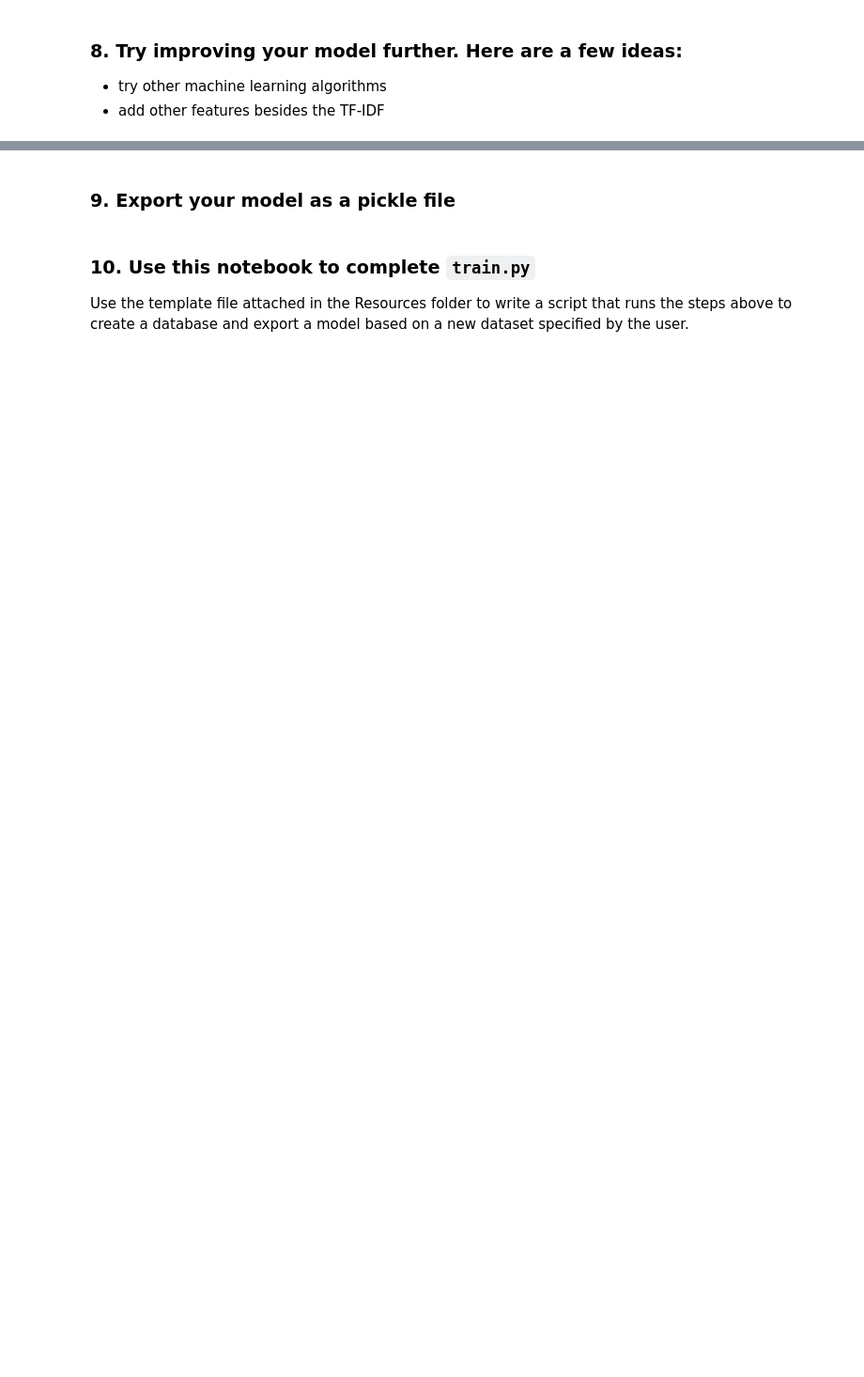
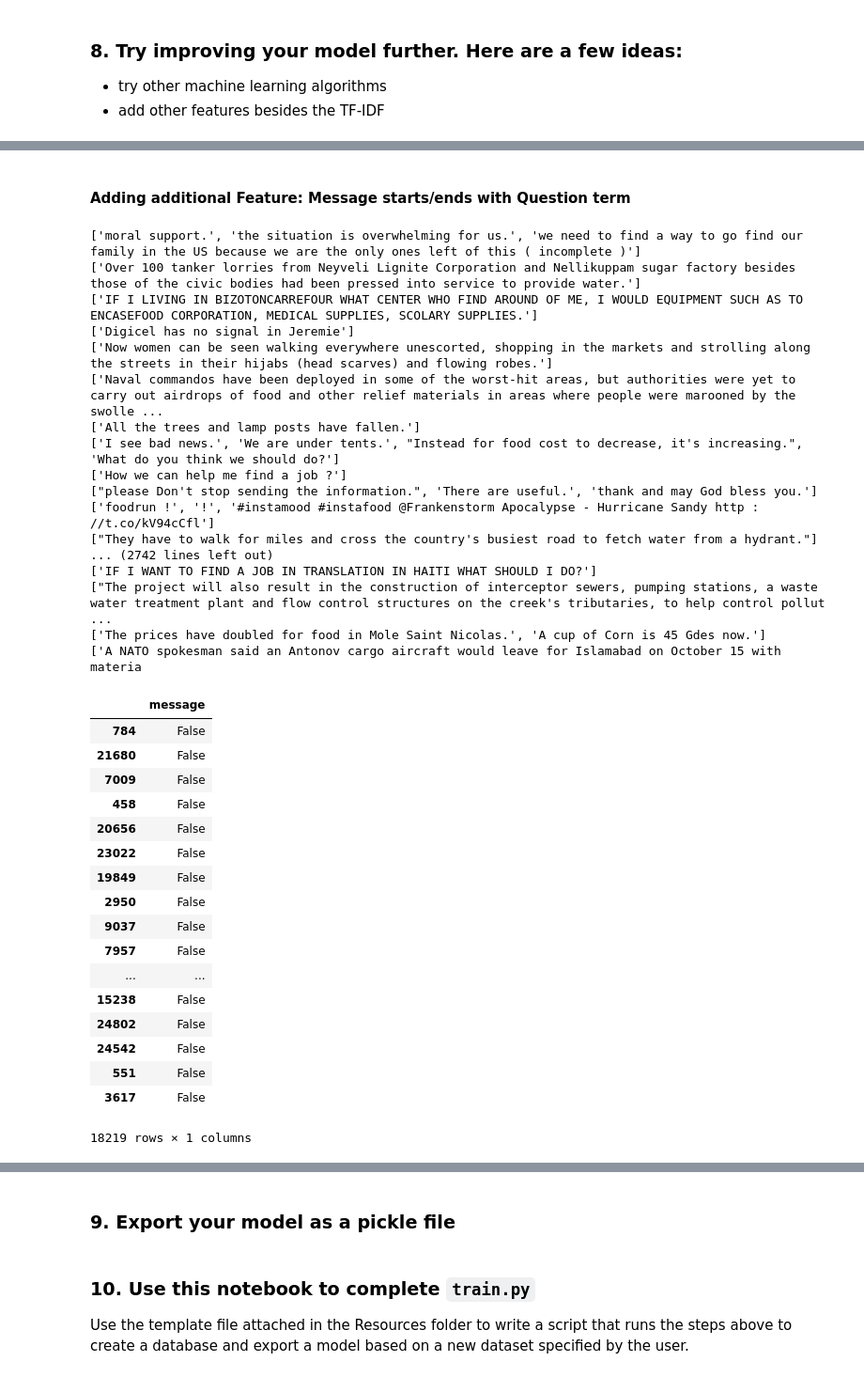
Before and after one commit to herrfeder/DataScientist, a Jupyter notebook: Project_02_Disaster_Response_Pipelines/02_ML_Pipeline_Preparation.ipynb, the cells around one changed output, grey strips where cells are left out. Shown at 94% size. Drawn from its saved outputs; the diff is of its cells as text; code cells hidden in the pictures; blank space fills up the shorter version.

```diff
--- a/Project_02_Disaster_Response_Pipelines/02_ML_Pipeline_Preparation.ipynb
+++ b/Project_02_Disaster_Response_Pipelines/02_ML_Pipeline_Preparation.ipynb
@@ -280,3 +297,11 @@ GridSearchCV(cv=None, error_score='raise',
+# %%
+parameters = {
+        'clf__estimator__min_samples_split': [2, 3, 4],
+        'clf__estimator__n_estimators': [100, 200, 500],
+        'clf__estimator__criterion': ['entropy', 'gini']
+    }
+
+cv =  GridSearchCV(pipeline, param_grid=parameters, verbose=3, n_jobs=20)
 # %% [markdown]
 ### 7. Test your model
 Show the accuracy, precision, and recall of the tuned model.
@@ -290,0 +350,24 @@ cv.fit(X_train, Y_train)
+# %% [markdown]
+#### Adding additional Feature: Message starts/ends with Question term
+# %%
+class MessageIsQuestion(BaseEstimator, TransformerMixin):
+
+    def message_question(self, text):
+        # tokenize by sentences
+        sentence_list =  nltk.sent_tokenize(text)
+        print(sentence_list)
+        for sentence in sentence_list:
+            # tokenize each sentence into words and tag part of speech
+            if "Wh" in sentence:
+                return True
+            else:
+                return False
+
+    def fit(self, x, y=None):
+        return self
+
+    def transform(self, X):
+        # apply starting_verb function to all values in X
+        X_tagged = pd.Series(X).apply(self.message_question)
+
+        return pd.DataFrame(X_tagged)
@@ -290,0 +388,39 @@ cv.fit(X_train, Y_train)
+# %%
+miq = MessageIsQuestion()
+miq.transform(X_train)
+# %% [output]
+['moral support.', 'the situation is overwhelming for us.', 'we need to find a way to go find our family in the US because we are the only ones left of this ( incomplete )']
+['Over 100 tanker lorries from Neyveli Lignite Corporation and Nellikuppam sugar factory besides those of the civic bodies had been pressed into service to provide water.']
+['IF I LIVING IN BIZOTONCARREFOUR WHAT CENTER WHO FIND AROUND OF ME, I WOULD EQUIPMENT SUCH AS TO ENCASEFOOD CORPORATION, MEDICAL SUPPLIES, SCOLARY SUPPLIES.']
+['Digicel has no signal in Jeremie']
+['Now women can be seen walking everywhere unescorted, shopping in the markets and strolling along the streets in their hijabs (head scarves) and flowing robes.']
+['Naval commandos have been deployed in some of the worst-hit areas, but authorities were yet to carry out airdrops of food and other relief materials in areas where people were marooned by the swolle ...
+['All the trees and lamp posts have fallen.']
+['I see bad news.', 'We are under tents.', "Instead for food cost to decrease, it's increasing.", 'What do you think we should do?']
+['How we can help me find a job ?']
+["please Don't stop sending the information.", 'There are useful.', 'thank and may God bless you.']
+['foodrun !', '!', '#instamood #instafood @Frankenstorm Apocalypse - Hurricane Sandy http : //t.co/kV94cCfl']
+["They have to walk for miles and cross the country's busiest road to fetch water from a hydrant."]
+... (2742 lines left out)
+['IF I WANT TO FIND A JOB IN TRANSLATION IN HAITI WHAT SHOULD I DO?']
+["The project will also result in the construction of interceptor sewers, pumping stations, a waste water treatment plant and flow control structures on the creek's tributaries, to help control pollut ...
+['The prices have doubled for food in Mole Saint Nicolas.', 'A cup of Corn is 45 Gdes now.']
+['A NATO spokesman said an Antonov cargo aircraft would leave for Islamabad on October 15 with materia
+|  | message |
+| 784 | False |
+| 21680 | False |
+| 7009 | False |
+| 458 | False |
+| 20656 | False |
+| 23022 | False |
+| 19849 | False |
+| 2950 | False |
+| 9037 | False |
+| 7957 | False |
+| ... | ... |
+| 15238 | False |
+| 24802 | False |
+| 24542 | False |
+| 551 | False |
+| 3617 | False |
+18219 rows × 1 columns
```
Also changed, not shown: parts of 34 cells of this notebook, 4 other files.
